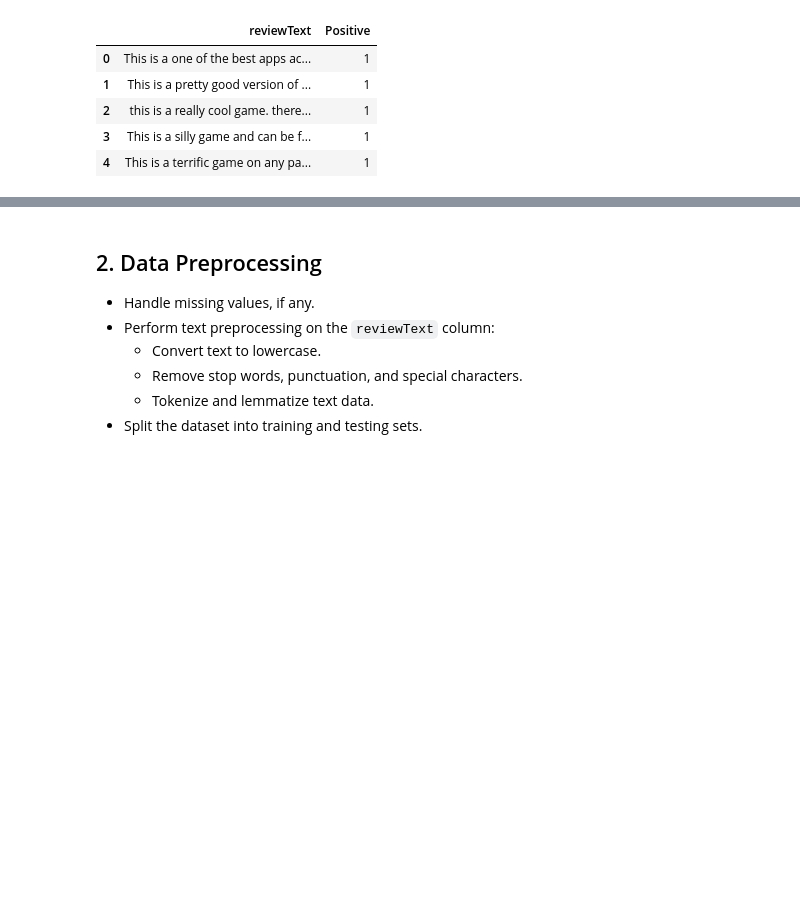
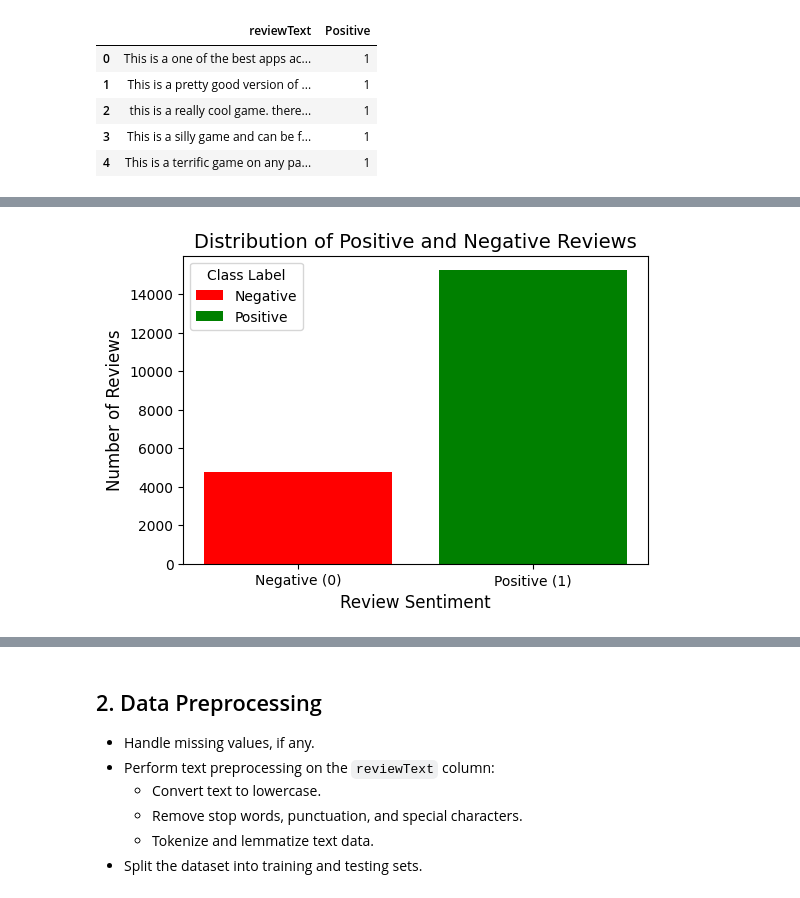
Before and after one commit to Rashedul023/Sentiment-Analysis, a Jupyter notebook: Sentiment Analysis on Amazon Product Reviews (1).ipynb, the cells around one changed output, grey strips where cells are left out. Saved outputs shown, nothing was run; the diff lists cells and outputs as text; code cells hidden in the pictures; blank space fills up the shorter version.

```diff
--- a/Sentiment Analysis on Amazon Product Reviews (1).ipynb
+++ b/Sentiment Analysis on Amazon Product Reviews (1).ipynb
@@ -35,0 +75,17 @@ df.head()
+# %%
+counts = df['Positive'].value_counts().sort_index()
+labels = ['Negative (0)', 'Positive (1)']
+colors = ['red', 'green']
+
+plt.figure(figsize=(6,4))
+bars = plt.bar(labels, counts, color=colors)
+
+plt.title('Distribution of Positive and Negative Reviews', fontsize=14)
+plt.xlabel('Review Sentiment', fontsize=12)
+plt.ylabel('Number of Reviews', fontsize=12)
+
+plt.legend(bars, ['Negative', 'Positive'], title='Class Label')
+
+plt.show()
+# %% [output]
+[figure, added]
```
Also changed, not shown: parts of 35 cells of this notebook.
